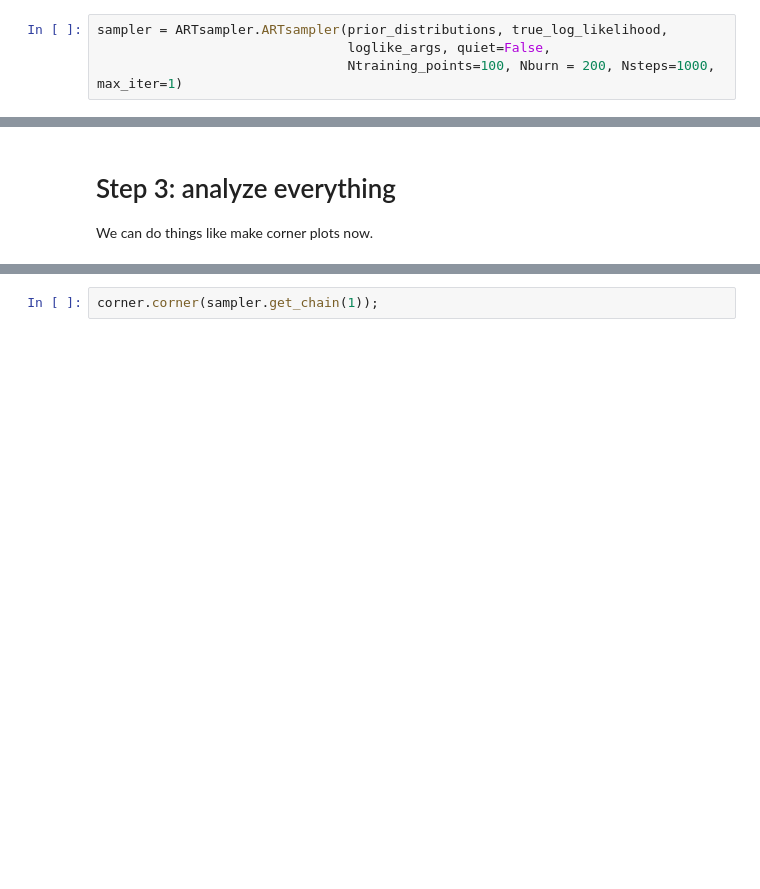
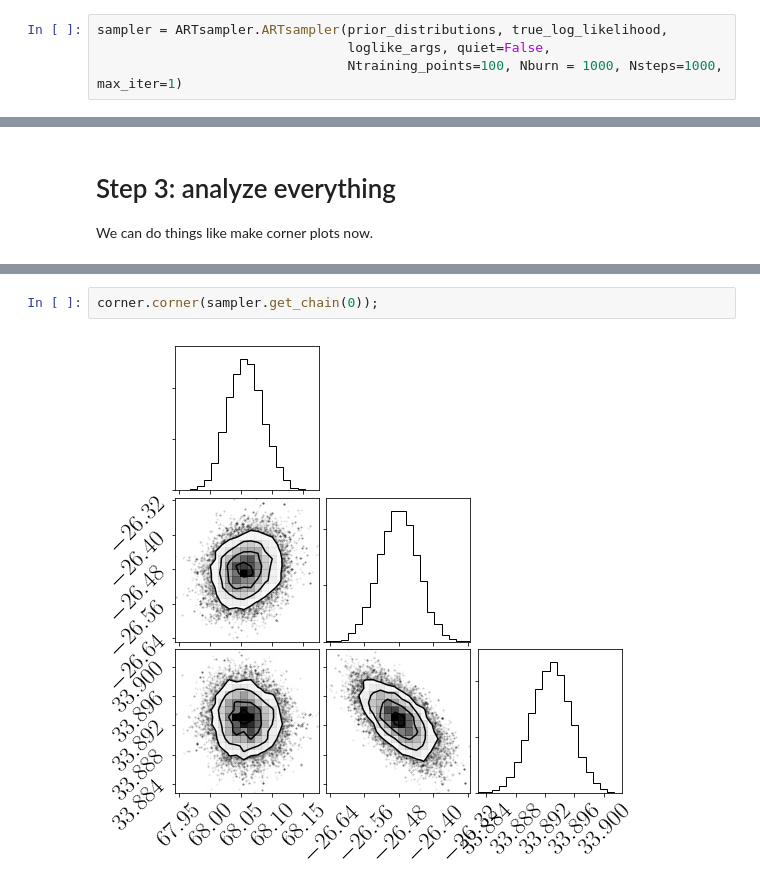
Before and after one commit to tmcclintock/ReconstructionSampling, a Jupyter notebook: notebooks/Using the ART Sampler 2: multidimensional electric boogaloo.ipynb, the cells around one changed output, grey strips where cells are left out. Drawn from its saved outputs; the diff is of its cells as text; blank space fills up the shorter version.

```diff
--- a/notebooks/Using the ART Sampler 2: multidimensional electric boogaloo.ipynb
+++ b/notebooks/Using the ART Sampler 2: multidimensional electric boogaloo.ipynb
@@ -67,7 +67,7 @@ prior_distributions = [scipy.stats.uniform(loc=true_means[0]-75, scale=150),
 # %%
 sampler = ARTsampler.ARTsampler(prior_distributions, true_log_likelihood,
                                 loglike_args, quiet=False,
-                                Ntraining_points=100, Nburn = 200, Nsteps=1000, max_iter=1)
+                                Ntraining_points=100, Nburn = 1000, Nsteps=1000, max_iter=1)
 # %% [output]
 Maximizing True lnprob:
  final_simplex: (array([[ 77.        , -28.        ,  34.        ],
@@ -140,2 +146,4 @@ corner.corner(true_samples.T);
 # %%
-corner.corner(sampler.get_chain(1));
+corner.corner(sampler.get_chain(0));
+# %% [output]
+[figure, added]
```
Also changed, not shown: parts of 3 cells of this notebook, 1 other file.
